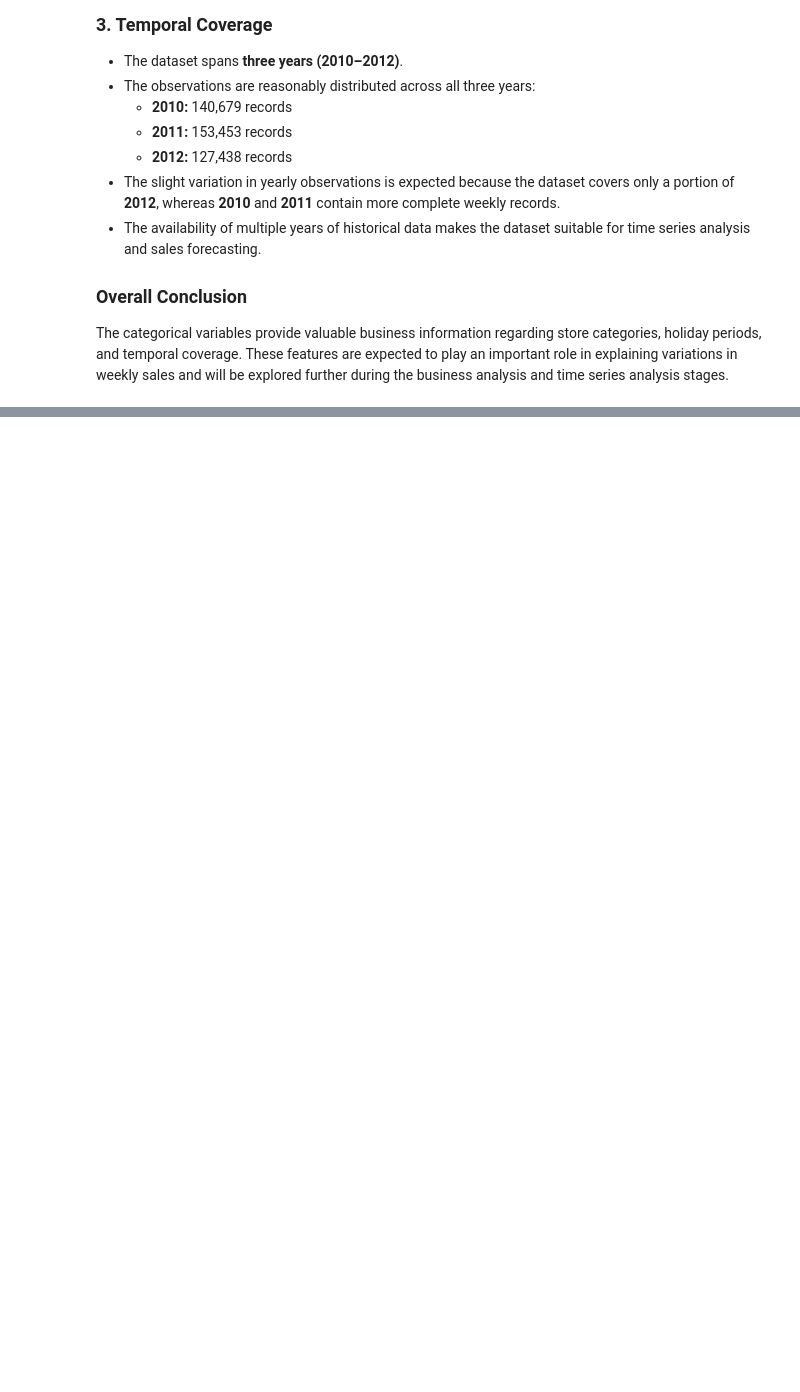
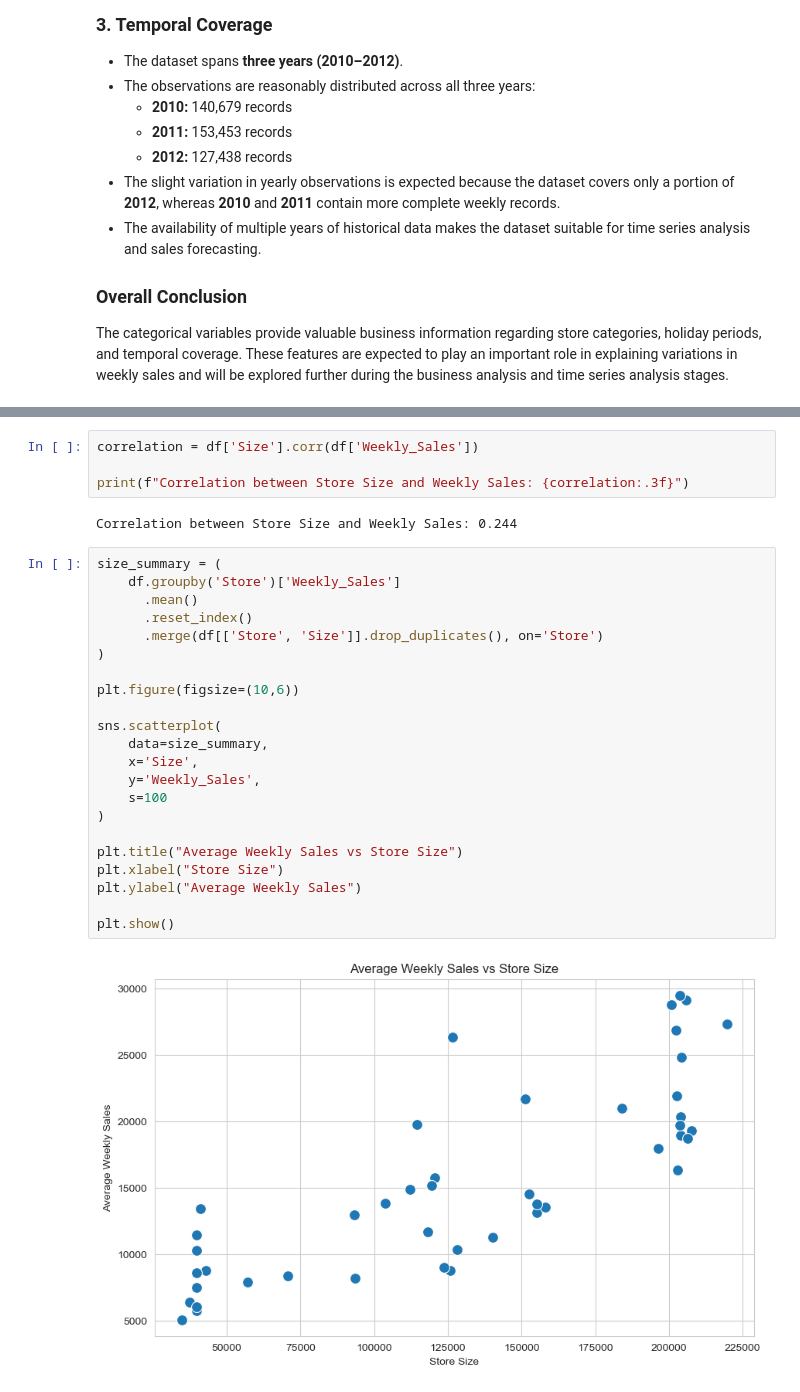
Before and after one commit to sauryaprakash004-crypto/Python, a Jupyter notebook: Classes/eda.ipynb, the cells around one changed output, grey strips where cells are left out. Drawn from its saved outputs; the diff is of its cells as text; blank space fills up the shorter version.

```diff
--- a/Classes/eda.ipynb
+++ b/Classes/eda.ipynb
@@ -894,0 +1072,30 @@ The categorical variables provide valuable business information regarding store
+# %%
+correlation = df['Size'].corr(df['Weekly_Sales'])
+
+print(f"Correlation between Store Size and Weekly Sales: {correlation:.3f}")
+# %% [output]
+Correlation between Store Size and Weekly Sales: 0.244
+# %%
+size_summary = (
+    df.groupby('Store')['Weekly_Sales']
+      .mean()
+      .reset_index()
+      .merge(df[['Store', 'Size']].drop_duplicates(), on='Store')
+)
+
+plt.figure(figsize=(10,6))
+
+sns.scatterplot(
+    data=size_summary,
+    x='Size',
+    y='Weekly_Sales',
+    s=100
+)
+
+plt.title("Average Weekly Sales vs Store Size")
+plt.xlabel("Store Size")
+plt.ylabel("Average Weekly Sales")
+
+plt.show()
+# %% [output]
+[figure, added]
```
Also changed, not shown: parts of 24 cells of this notebook.
